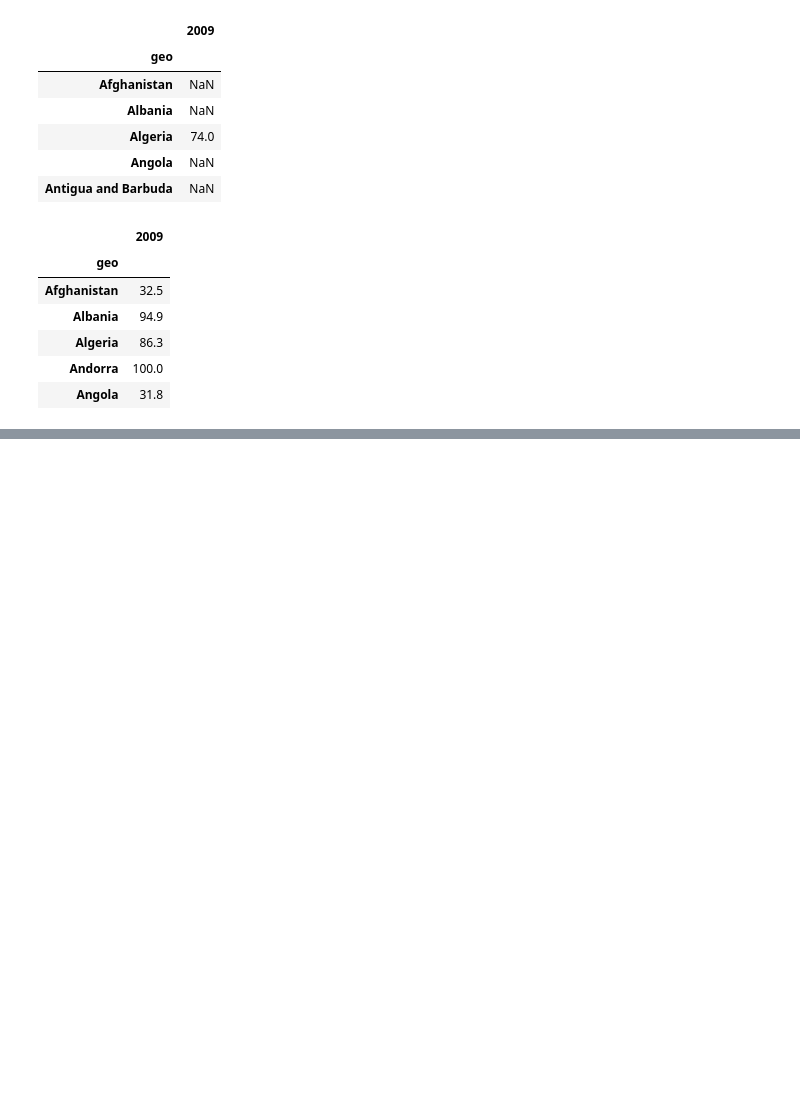
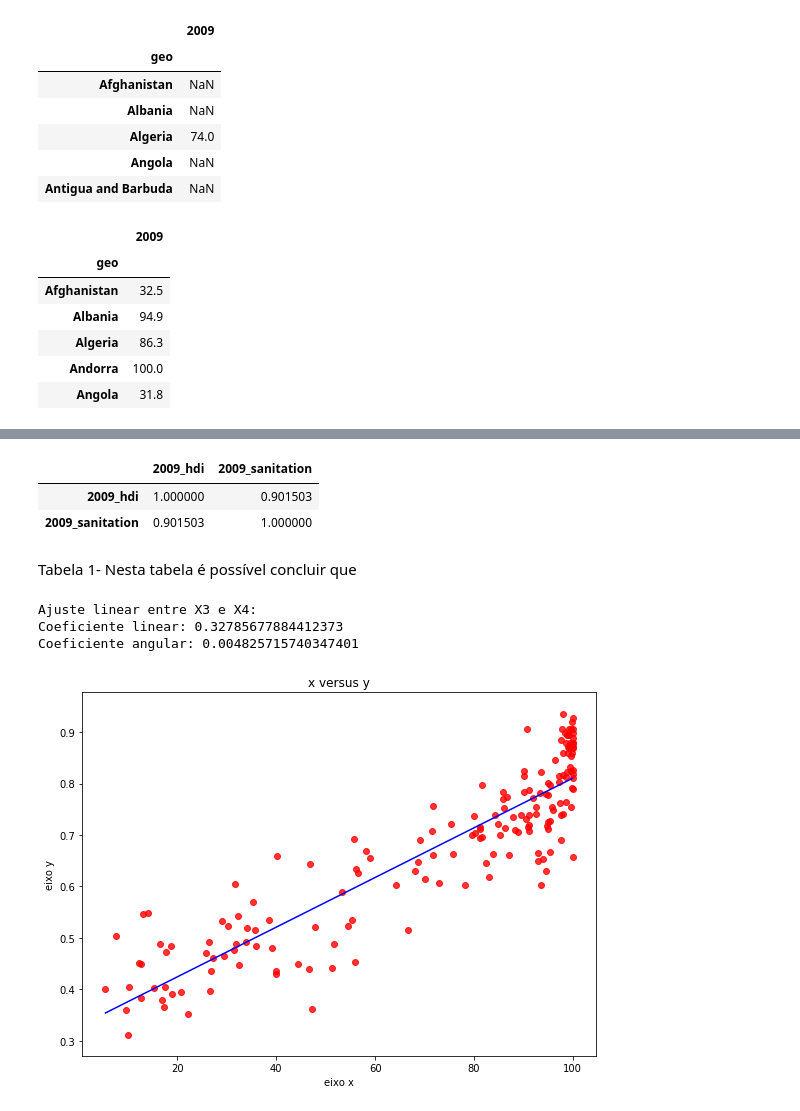
Before and after one commit to benistern/projeto-1, a Jupyter notebook: projeto1.ipynb, the cells around one changed output, grey strips where cells are left out. Saved outputs shown, nothing was run; the diff lists cells and outputs as text; code cells hidden in the pictures; blank space fills up the shorter version.

```diff
--- a/projeto1.ipynb
+++ b/projeto1.ipynb
@@ -122,3 +126,11 @@ plt.grid(True)
+# %%
+data.loc[:,['2009_hdi','2009_sanitation']].corr()
+# %% [output]
+|  | 2009_hdi | 2009_sanitation |
+| 2009_hdi | 1.000000 | 0.901503 |
+| 2009_sanitation | 0.901503 | 1.000000 |
+# %% [markdown]
+Tabela 1- Nesta tabela é possível concluir que
 # %%
 def reta(dados_x, dados_y):
     a = dados_y.cov(dados_x) / dados_x.var()
@@ -138,3 +150,10 @@ def reta(dados_x, dados_y):
 
     plt.tight_layout()
     plt.show()
+# %%
+reta(data['2009_hdi'], data['2009_sanitation'])
+# %% [output]
+Ajuste linear entre X3 e X4:
+Coeficiente linear: 0.32785677884412373
+Coeficiente angular: 0.004825715740347401
+[figure, added]
```
Also changed, not shown: parts of 17 cells of this notebook, 4 other files.
